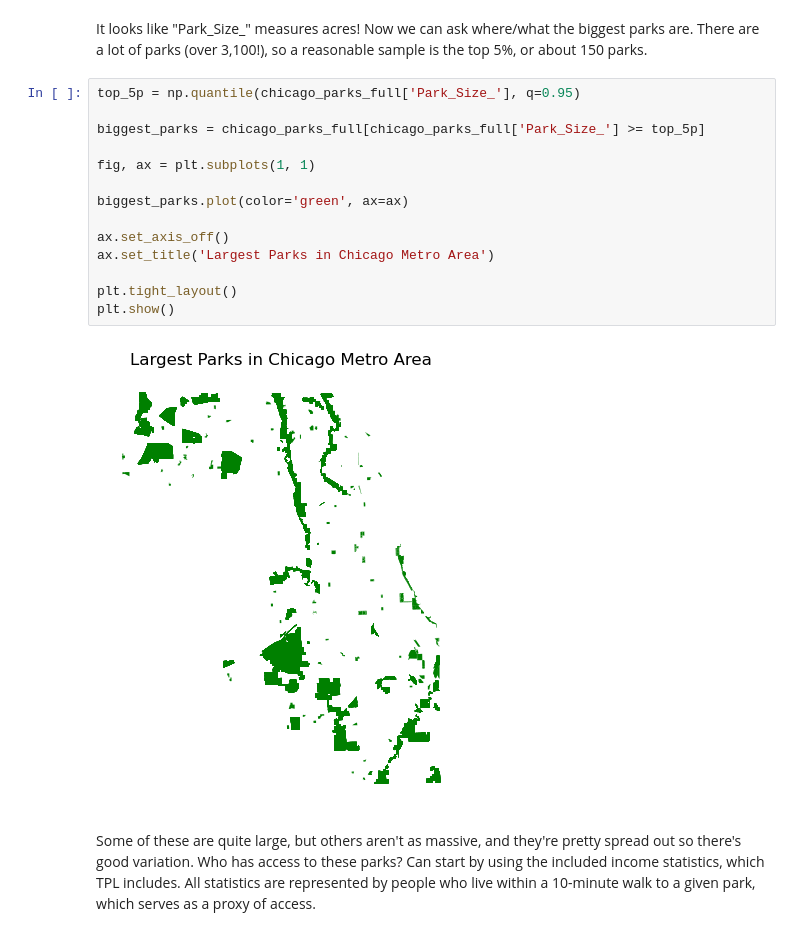
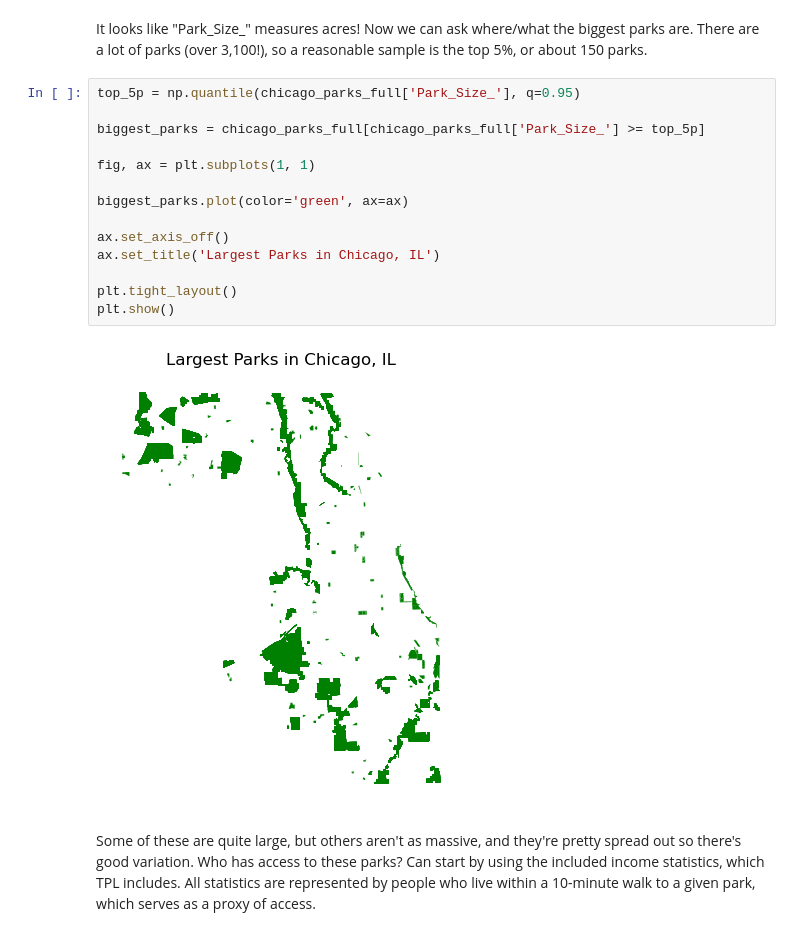
Before and after one commit to adohertymunro/DS-31095-Final-Project, a Jupyter notebook: Final Project.ipynb, the cells around one changed output. Cells and saved outputs as stored; diff of their text form.

```diff
--- a/Final Project.ipynb
+++ b/Final Project.ipynb
@@ -113,19 +115,19 @@ It looks like "Park_Size_" measures acres! Now we can ask where/what the biggest
 # %%
 top_5p = np.quantile(chicago_parks_full['Park_Size_'], q=0.95)
 
 biggest_parks = chicago_parks_full[chicago_parks_full['Park_Size_'] >= top_5p]
 
 fig, ax = plt.subplots(1, 1)
 
 biggest_parks.plot(color='green', ax=ax)
 
 ax.set_axis_off()
-ax.set_title('Largest Parks in Chicago Metro Area')
+ax.set_title('Largest Parks in Chicago, IL')
 
 plt.tight_layout()
 plt.show()
 # %% [output]
-[figure, old version]
+[figure, new version]
 # %% [markdown]
 Some of these are quite large, but others aren't as massive, and they're pretty spread out so there's good variation. Who has access to these parks? Can start by using the included income statistics, which TPL includes. All statistics are represented by people who live within a 10-minute walk to a given park, which serves as a proxy of access.
 # %%
```
Also changed, not shown: parts of 13 cells of this notebook.
